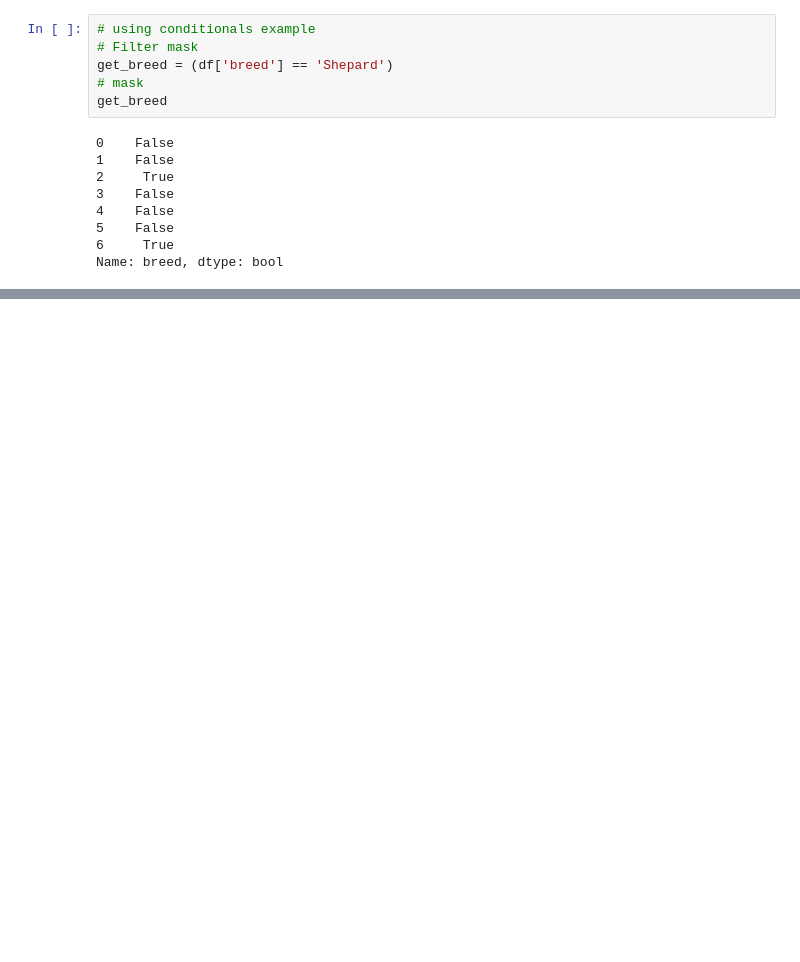
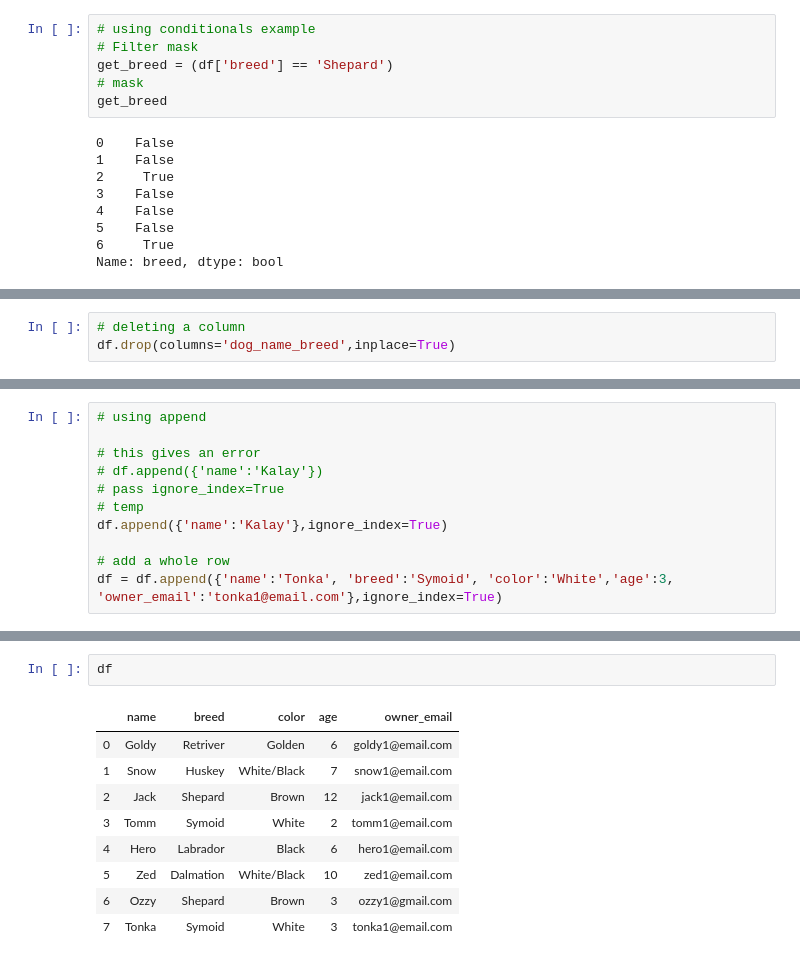
Before and after one commit to BirendraRokaha/Learn2020, a Jupyter notebook: Data Analysis and Visualization/Pandas/DataFrames_Testing.ipynb, the cells around one changed output, grey strips where cells are left out. Saved outputs shown, nothing was run; the diff lists cells and outputs as text; blank space fills up the shorter version.

```diff
--- a/Data Analysis and Visualization/Pandas/DataFrames_Testing.ipynb
+++ b/Data Analysis and Visualization/Pandas/DataFrames_Testing.ipynb
@@ -323,0 +663,3 @@ df.loc[~get_req]
+# %%
+# deleting a column
+df.drop(columns='dog_name_breed',inplace=True)
@@ -323,0 +678,11 @@ df.loc[~get_req]
+# %%
+# using append
+
+# this gives an error
+# df.append({'name':'Kalay'})
+# pass ignore_index=True
+# temp
+df.append({'name':'Kalay'},ignore_index=True)
+
+# add a whole row
+df = df.append({'name':'Tonka', 'breed':'Symoid', 'color':'White','age':3, 'owner_email':'tonka1@email.com'},ignore_index=True)
@@ -323,0 +704,12 @@ df.loc[~get_req]
+# %%
+df
+# %% [output]
+|  | name | breed | color | age | owner_email |
+| 0 | Goldy | Retriver | Golden | 6 | goldy1@email.com |
+| 1 | Snow | Huskey | White/Black | 7 | snow1@email.com |
+| 2 | Jack | Shepard | Brown | 12 | jack1@email.com |
+| 3 | Tomm | Symoid | White | 2 | tomm1@email.com |
+| 4 | Hero | Labrador | Black | 6 | hero1@email.com |
+| 5 | Zed | Dalmation | White/Black | 10 | zed1@email.com |
+| 6 | Ozzy | Shepard | Brown | 3 | ozzy1@gmail.com |
+| 7 | Tonka | Symoid | White | 3 | tonka1@email.com |
```
Also changed, not shown: parts of 62 cells of this notebook, 4 other files.
